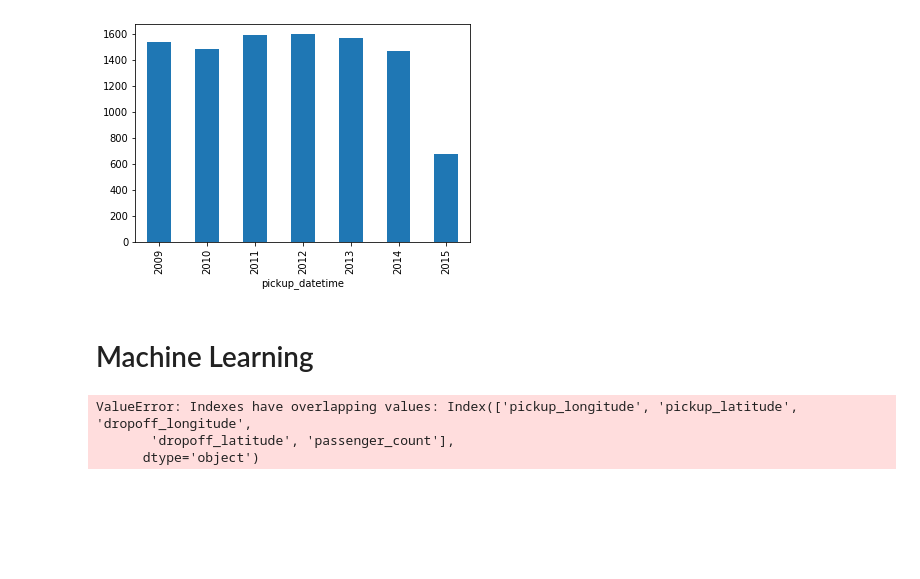
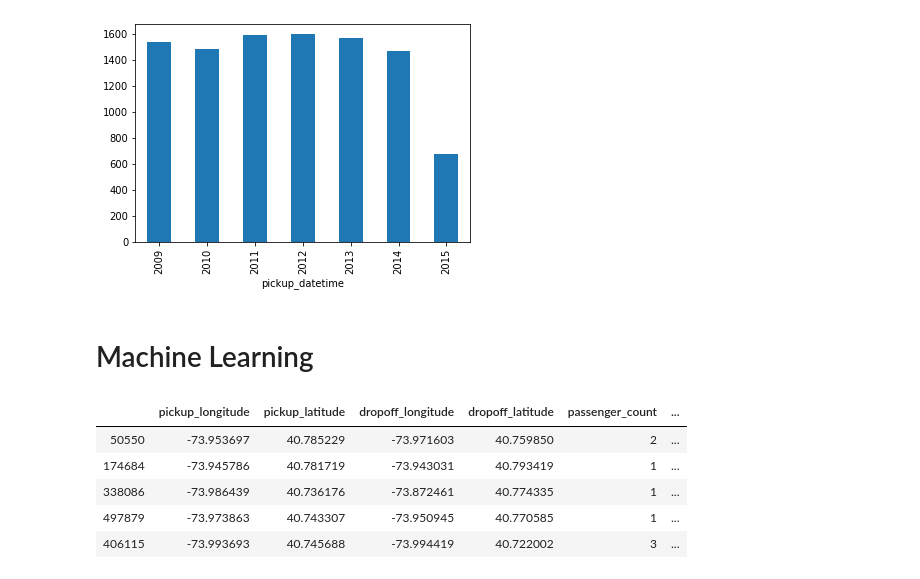
Before and after one commit to maelgui/DigitalGitRepo, a Jupyter notebook: Hackathlon Thibaud.ipynb, the cells around one changed output. Drawn from its saved outputs; the diff is of its cells as text; code cells hidden in the pictures; blank space fills up the shorter version.

```diff
--- a/Hackathlon Thibaud.ipynb
+++ b/Hackathlon Thibaud.ipynb
@@ -145,13 +145,23 @@ from sklearn.model_selection import train_test_split
 from sklearn.metrics import mean_squared_error
 # %%
 X_Taxi = data_sample.drop(columns=["key","fare","pickup_datetime"])
-X_Taxi = X_Taxi.join([X_Taxi, data_sample["pickup_datetime"].dt.year])
+X_Taxi = X_Taxi.join(data_sample["pickup_datetime"].dt.year,rsuffix="year")
+# X_Taxi = X_Taxi.join(data_sample["pickup_datetime"].dt.month,rsuffix="month")
+X_Taxi = X_Taxi.join(data_sample["pickup_datetime"].dt.dayofweek,rsuffix="dayofweek")
+# X_Taxi = X_Taxi.join(data_sample["pickup_datetime"].dt.hour,rsuffix="hour")
+
 Y_Taxi = data_sample2.values[:,1]
+
 X_Taxi_train, X_Taxi_test, Y_Taxi_train, Y_Taxi_test = train_test_split(X_Taxi,Y_Taxi,test_size=0.2)
+
+X_Taxi_train.head()
 # %% [output]
-ValueError: Indexes have overlapping values: Index(['pickup_longitude', 'pickup_latitude', 'dropoff_longitude',
-       'dropoff_latitude', 'passenger_count'],
-      dtype='object')
+|  | pickup_longitude | pickup_latitude | dropoff_longitude | dropoff_latitude | passenger_count | ... |
+| 50550 | -73.953697 | 40.785229 | -73.971603 | 40.759850 | 2 | ... |
+| 174684 | -73.945786 | 40.781719 | -73.943031 | 40.793419 | 1 | ... |
+| 338086 | -73.986439 | 40.736176 | -73.872461 | 40.774335 | 1 | ... |
+| 497879 | -73.973863 | 40.743307 | -73.950945 | 40.770585 | 1 | ... |
+| 406115 | -73.993693 | 40.745688 | -73.994419 | 40.722002 | 3 | ... |
 # %%
 XGBR = XGBRegressor()
 XGBR.fit(X_Taxi_train, Y_Taxi_train)
```
Also changed, not shown: parts of 2 cells of this notebook.
